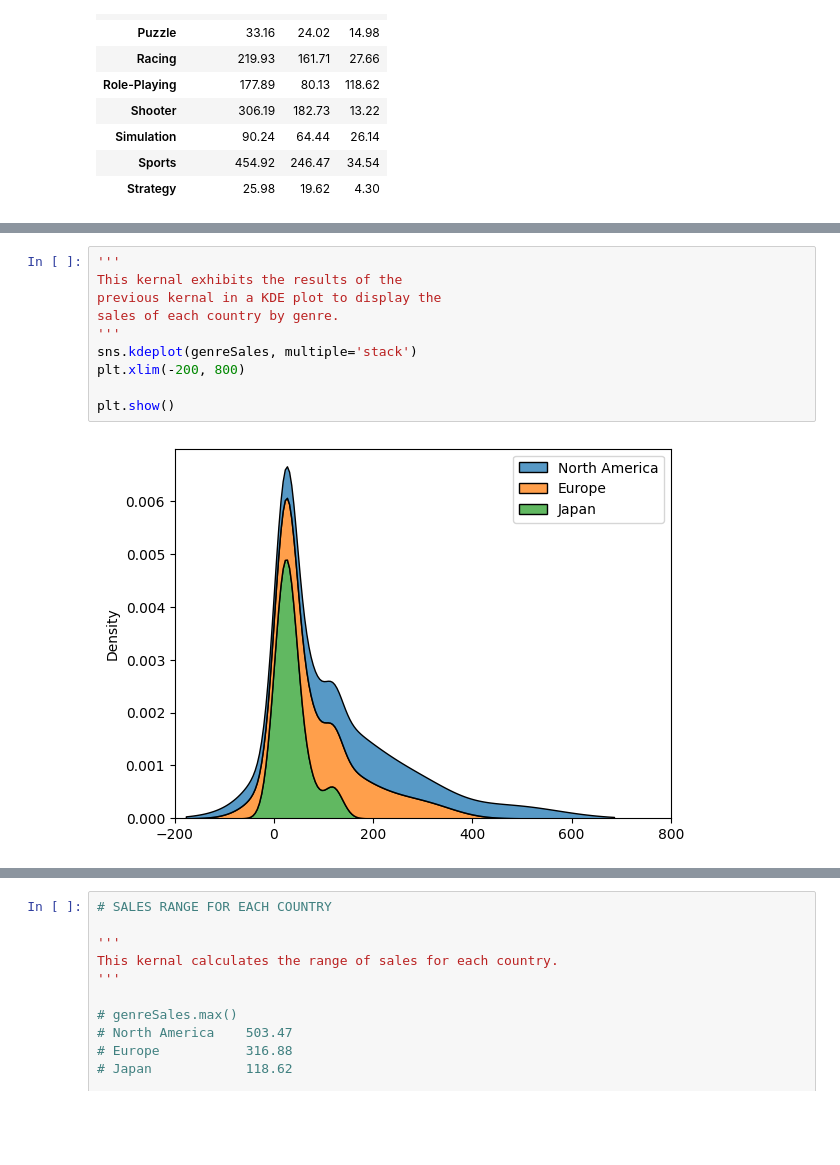
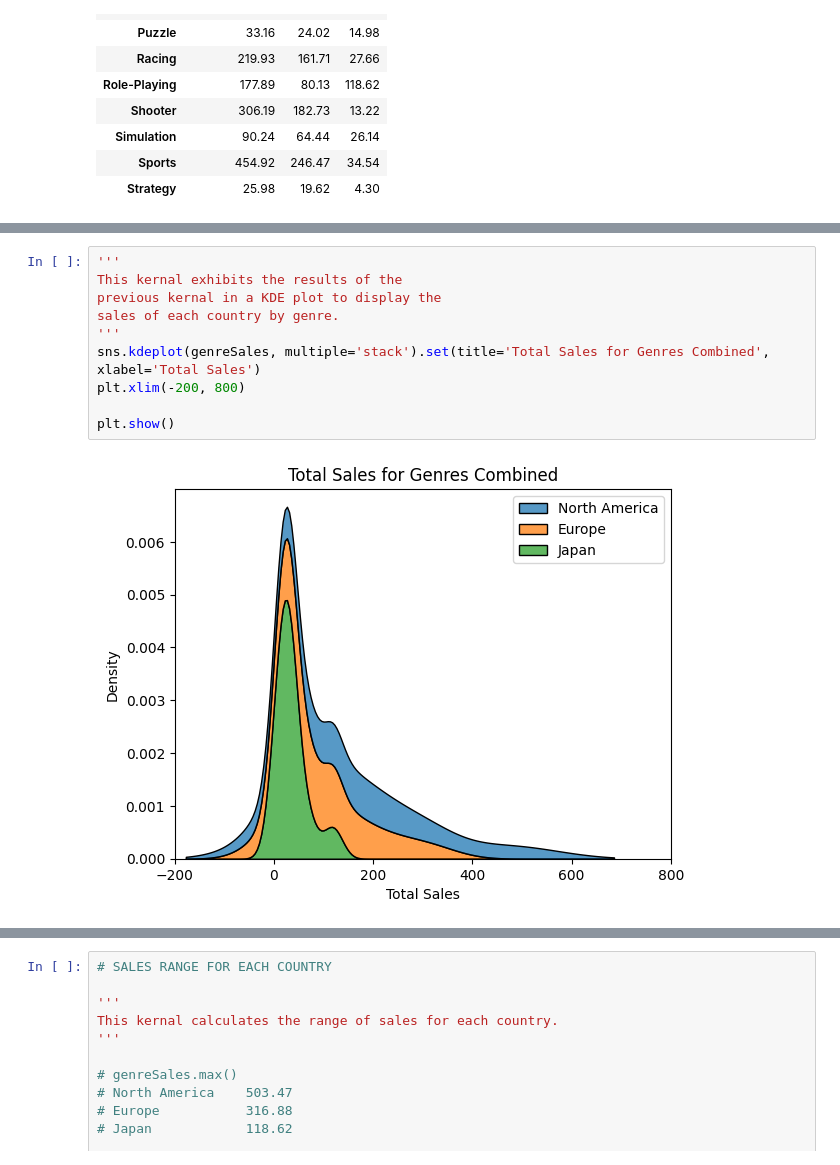
Before and after one commit to tangiambe/Data_Analytics_Project, a Jupyter notebook: genre_country_sales.ipynb, the cells around one changed output, grey strips where cells are left out. Drawn from its saved outputs; the diff is of its cells as text; blank space fills up the shorter version.

Commit message:
added titles and labels

```diff
--- a/genre_country_sales.ipynb
+++ b/genre_country_sales.ipynb
@@ -72,12 +79,12 @@ genreSales
 # %%
 '''
 This kernal exhibits the results of the
 previous kernal in a KDE plot to display the
 sales of each country by genre.
 '''
-sns.kdeplot(genreSales, multiple='stack')
+sns.kdeplot(genreSales, multiple='stack').set(title='Total Sales for Genres Combined', xlabel='Total Sales')
 plt.xlim(-200, 800)
 
 plt.show()
 # %% [output]
-[figure, old version]
+[figure, new version]
```
Also changed, not shown: parts of 11 cells of this notebook, 2 other files.
